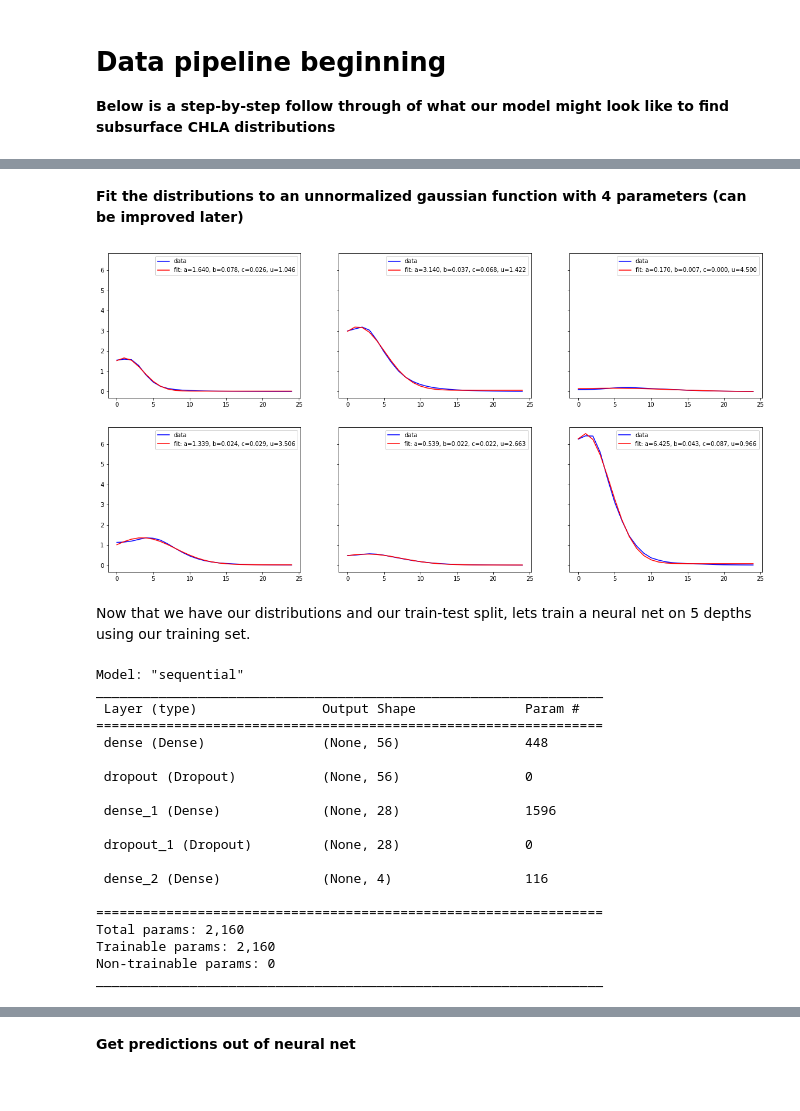
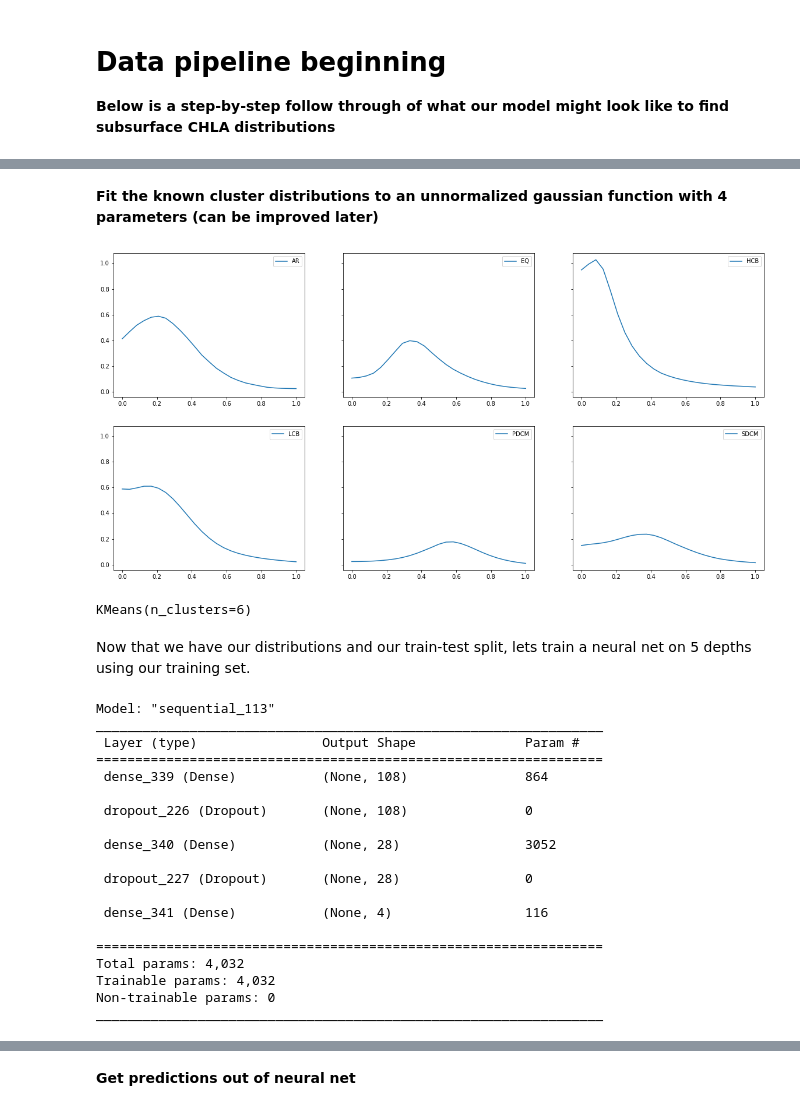
Before and after one commit to gnyirjesy/ocean-depth-characterization, a Jupyter notebook: preliminary_models/date_pipeline_bh.ipynb, the cells around one changed output, grey strips where cells are left out. Drawn from its saved outputs; the diff is of its cells as text; code cells hidden in the pictures.

```diff
--- a/preliminary_models/date_pipeline_bh.ipynb
+++ b/preliminary_models/date_pipeline_bh.ipynb
@@ -40,10 +38,0 @@ train_dtc['cluster'] = clusters
-# %%
-from cProfile import label
-
-fig, ax = plt.subplots(1, 1, figsize=(12, 8))
-for i in range(centers.shape[0]):
-    ax.plot(centers[i, :], label=f'Cluster {i}')
-sample = train_dtc.sample()
-ax.plot(sample.iloc[:, 10:35].to_numpy()[0], label=f'Example clust: {sample.cluster.to_numpy()}')
-ax.legend()
-plt.show()
@@ -52,24 +55,36 @@ plt.show()
 # %% [markdown]
-**Fit the distributions to an unnormalized gaussian function with 4 parameters (can be improved later)**
+**Fit the known cluster distributions to an unnormalized gaussian function with 4 parameters (can be improved later)**
 # %%
 def func(x, a, b, c, u):
     return a * np.exp(-b * (x - u)**2) + c
-# %%
-xdata = np.linspace(0, 24, 25)
-bounds = ([-5.0, 0, 0, -1.0], [10.0, 5.0, 0.1, 4.5])
-
-fig, ax = plt.subplots(2, 3, figsize=(20, 10), sharey=True)
-for i in range(centers.shape[0]):
-    ydata = centers[i, :]
-    ax[i // 3, i % 3].plot(xdata, ydata, 'b-', label='data')
-
-    popt, pcov = curve_fit(func, xdata, ydata, bounds=bounds)
-    ax[i // 3, i % 3].plot(xdata, func(xdata, *popt), 'r-',
-            label='fit: a=%5.3f, b=%5.3f, c=%5.3f, u=%5.3f' % tuple(popt))
-
-    ax[i // 3, i % 3].legend()
-# %% [output]
-[figure, removed]
+# %%
+xnew = np.linspace(0, 1, 25)
+raw_dists = list()
+norm_cluster_depths = {
+    'AR': 14,
+    'EQ': 18,
+    'HCB': 23,
+    'LCB': 23,
+    'PDCM': 23,
+    'SDCM': 20
+}
+
+fig, ax = plt.subplots(2, 3, figsize=(20, 10), sharey=True)
+for i, c in enumerate(np.unique(df_known_dist_binned.cluster)):
+    ydata = df_known_dist_binned[df_known_dist_binned.cluster == c]['CHLA'].to_numpy()[:norm_cluster_depths[c]]
+    xdata = np.linspace(0, 1, len(ydata))
+    fc = interp1d(xdata, ydata, kind='slinear')
+    ynew = fc(xnew)
+    raw_dists.append(ynew)
+    ax[i // 3, i % 3].plot(xnew, ynew, label=c)
+    ax[i //3, i % 3].legend()
+# %% [output]
+[figure, added]
+# %%
+kmeans = KMeans(n_clusters=6)
+kmeans.fit(np.array(raw_dists))
+# %% [output]
+KMeans(n_clusters=6)
 # %% [markdown]
 Now that we have our distributions and our train-test split, lets train a neural net on 5 depths using our training set.
 # %%
@@ -92,33 +107,33 @@ X_test_dtc = scaler.transform(X_test_dtc)
 # %%
 nn_model = Sequential()
 
-nn_model.add(Dense(56, input_dim=input_dim, activation='relu'))
-nn_model.add(Dropout(0.4))
+nn_model.add(Dense(108, input_dim=input_dim, activation='relu'))
+nn_model.add(Dropout(0.3))
 nn_model.add(Dense(28, activation='relu'))
-nn_model.add(Dropout(0.4))
+nn_model.add(Dropout(0.3))
 nn_model.add(Dense(output_dim))
 
 nn_model.compile(loss='mse', optimizer='adam')
 
 nn_model.summary()
 # %% [output]
-Model: "sequential"
+Model: "sequential_113"
 _________________________________________________________________
  Layer (type)                Output Shape              Param #
 =================================================================
- dense (Dense)               (None, 56)                448
+ dense_339 (Dense)           (None, 108)               864
 
- dropout (Dropout)           (None, 56)                0
+ dropout_226 (Dropout)       (None, 108)               0
 
- dense_1 (Dense)             (None, 28)                1596
+ dense_340 (Dense)           (None, 28)                3052
 
- dropout_1 (Dropout)         (None, 28)                0
+ dropout_227 (Dropout)       (None, 28)                0
 
- dense_2 (Dense)             (None, 4)                 116
+ dense_341 (Dense)           (None, 4)                 116
 
 =================================================================
-Total params: 2,160
-Trainable params: 2,160
+Total params: 4,032
+Trainable params: 4,032
 Non-trainable params: 0
 _________________________________________________________________
 # %%
```
Also changed, not shown: parts of 14 cells of this notebook, 16 other files.
